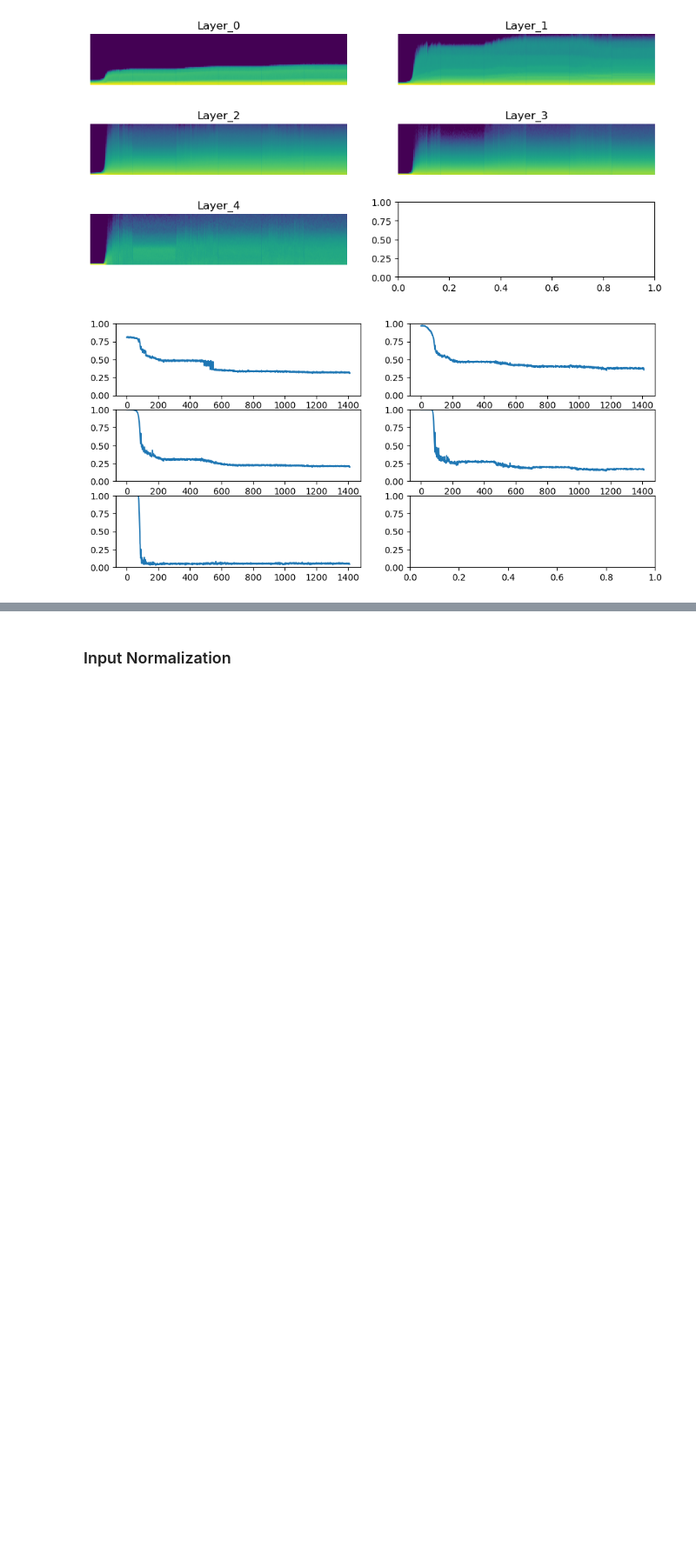
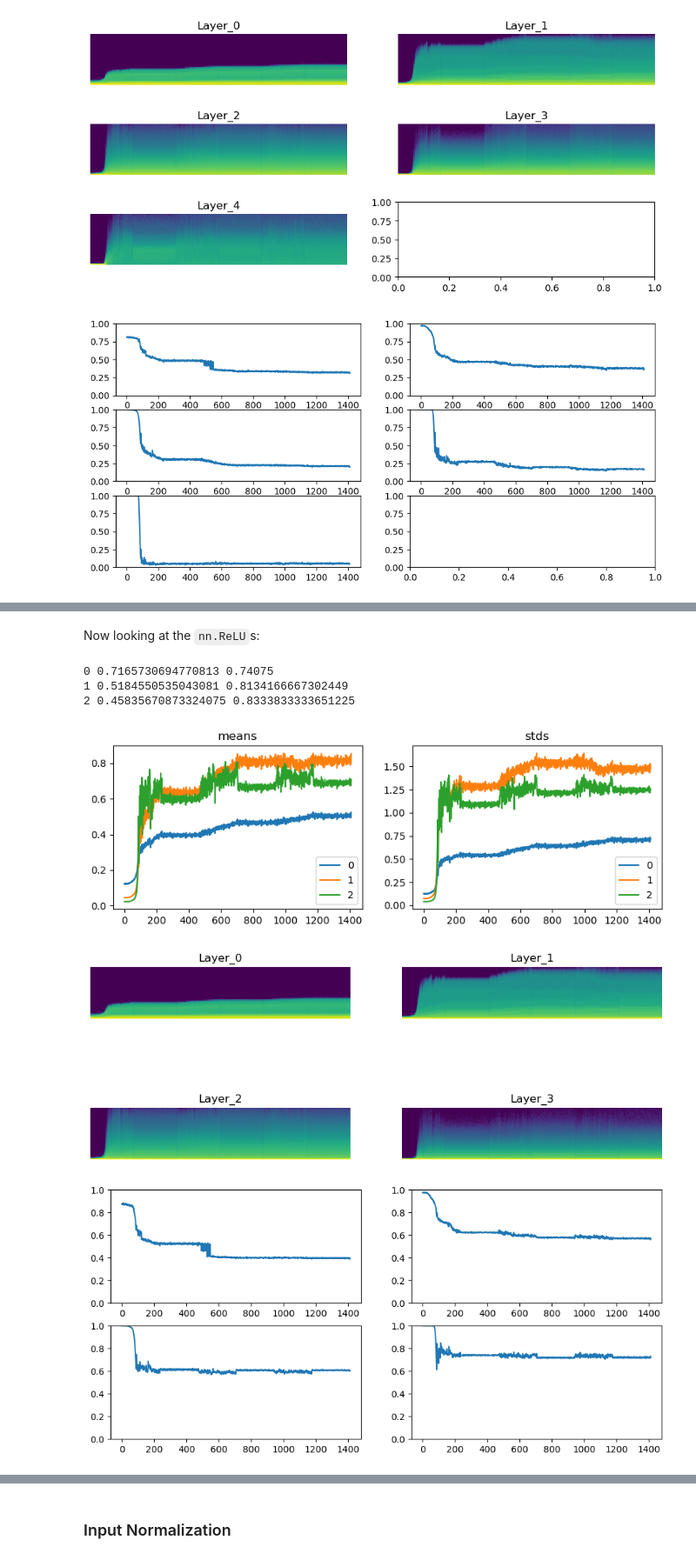
Before and after one commit to Ryvikk/LSUV, a Jupyter notebook: LSUV - Layer-Wise Sequential Unit-Variance.ipynb, the cells around one changed output, grey strips where cells are left out. Shown at 87% size. Drawn from its saved outputs; the diff is of its cells as text; code cells hidden in the pictures; blank space fills up the shorter version.

```diff
--- a/LSUV - Layer-Wise Sequential Unit-Variance.ipynb
+++ b/LSUV - Layer-Wise Sequential Unit-Variance.ipynb
@@ -276,0 +281,2 @@ run(model, lr=0.2)
+# %% [markdown]
+Now looking at the `nn.ReLU`s:
@@ -276,0 +286,9 @@ run(model, lr=0.2)
+# %%
+run(model, lr=0.2, layer_type=nn.ReLU)
+# %% [output]
+0 0.7165730694770813 0.74075
+1 0.5184550535043081 0.8134166667302449
+2 0.45835670873324075 0.8333833333651225
+[figure, added]
+[figure, added]
+[figure, added]
```
Also changed, not shown: parts of 56 cells of this notebook.
